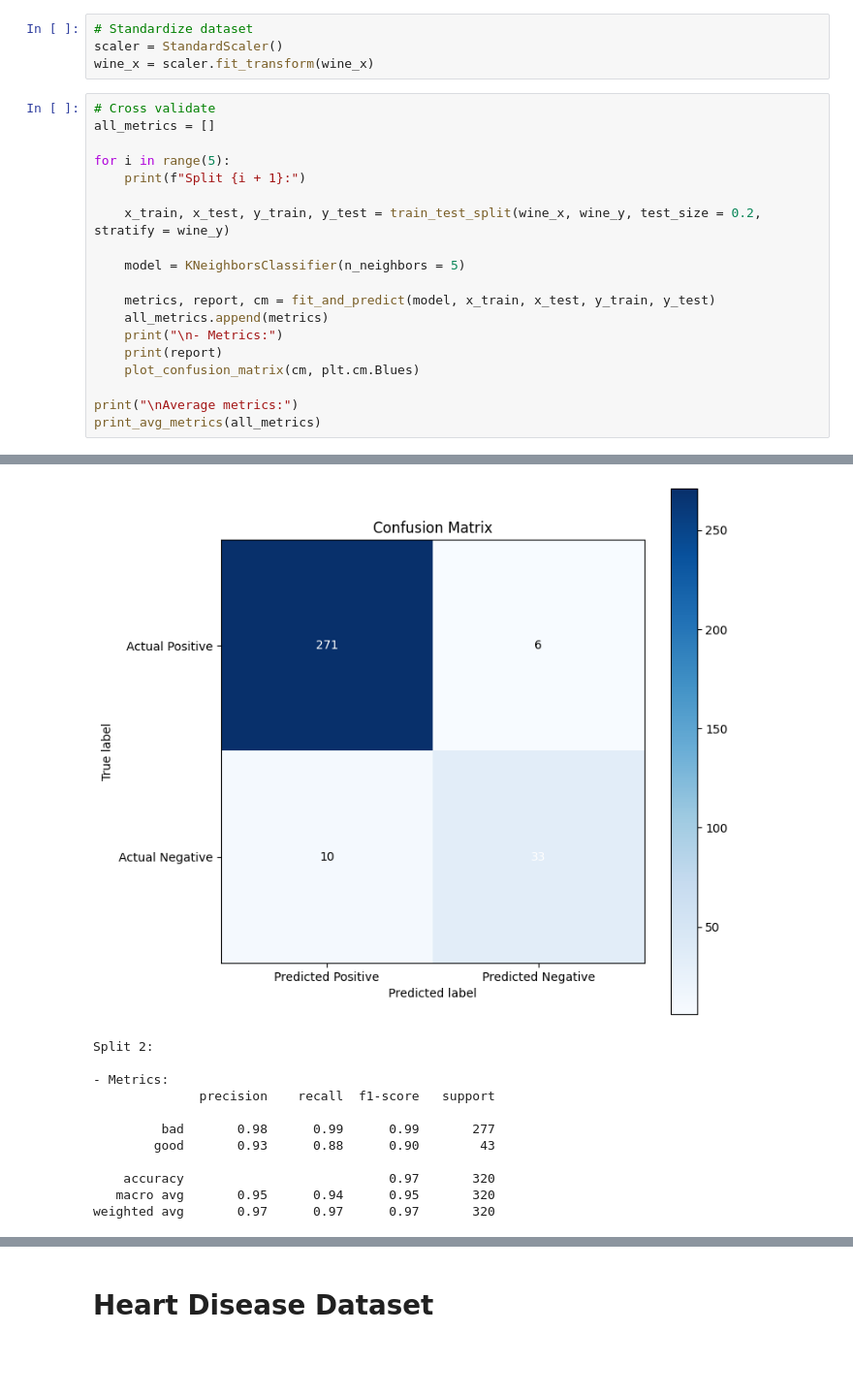
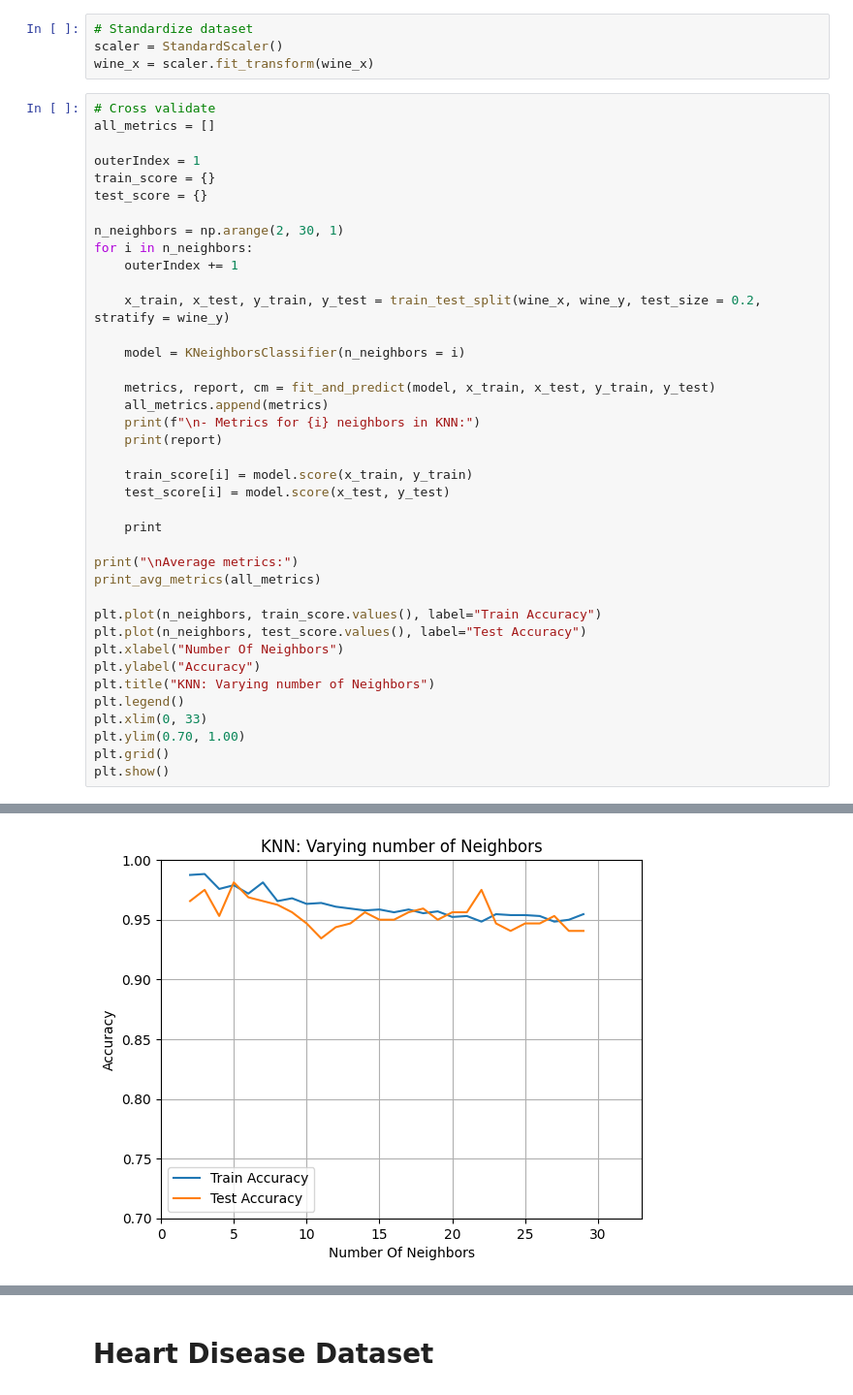
Before and after one commit to arielarevalo/ci0148, a Jupyter notebook: proyecto_1/knn.ipynb, the cells around one changed output, grey strips where cells are left out. Shown at 97% size. Saved outputs shown, nothing was run; the diff lists cells and outputs as text; blank space fills up the shorter version.

Commit message:
Implementada búsqueda de parámetros óptimos de KNN
Se implementa funcionalidad de "Grid Search, KFold" para encontrar el mejor parámetro K: Cantidad de vecinos, para el algoritmo KNN

```diff
--- a/proyecto_1/knn.ipynb
+++ b/proyecto_1/knn.ipynb
@@ -29,19 +30,39 @@ wine_x = scaler.fit_transform(wine_x)
 # Cross validate
 all_metrics = []
 
-for i in range(5):
-    print(f"Split {i + 1}:")
+outerIndex = 1
+train_score = {}
+test_score = {}
+
+n_neighbors = np.arange(2, 30, 1)
+for i in n_neighbors:
+    outerIndex += 1
 
     x_train, x_test, y_train, y_test = train_test_split(wine_x, wine_y, test_size = 0.2, stratify = wine_y)
 
-    model = KNeighborsClassifier(n_neighbors = 5)
+    model = KNeighborsClassifier(n_neighbors = i)
 
     metrics, report, cm = fit_and_predict(model, x_train, x_test, y_train, y_test)
     all_metrics.append(metrics)
-    print("\n- Metrics:")
+    print(f"\n- Metrics for {i} neighbors in KNN:")
     print(report)
-    plot_confusion_matrix(cm, plt.cm.Blues)
+
+    train_score[i] = model.score(x_train, y_train)
+    test_score[i] = model.score(x_test, y_test)
+
+    print
 
 print("\nAverage metrics:")
 print_avg_metrics(all_metrics)
+
+plt.plot(n_neighbors, train_score.values(), label="Train Accuracy")
+plt.plot(n_neighbors, test_score.values(), label="Test Accuracy")
+plt.xlabel("Number Of Neighbors")
+plt.ylabel("Accuracy")
+plt.title("KNN: Varying number of Neighbors")
+plt.legend()
+plt.xlim(0, 33)
+plt.ylim(0.70, 1.00)
+plt.grid()
+plt.show()
 # %% [output]
@@ -59,12 +86 @@ weighted avg       0.95      0.95      0.95       320
-[figure, old version]
+[figure, new version]
-Split 2:
-
-- Metrics:
-              precision    recall  f1-score   support
-
-         bad       0.98      0.99      0.99       277
-        good       0.93      0.88      0.90        43
-
-    accuracy                           0.97       320
-   macro avg       0.95      0.94      0.95       320
-weighted avg       0.97      0.97      0.97       320
```
Also changed, not shown: parts of 5 cells of this notebook.
